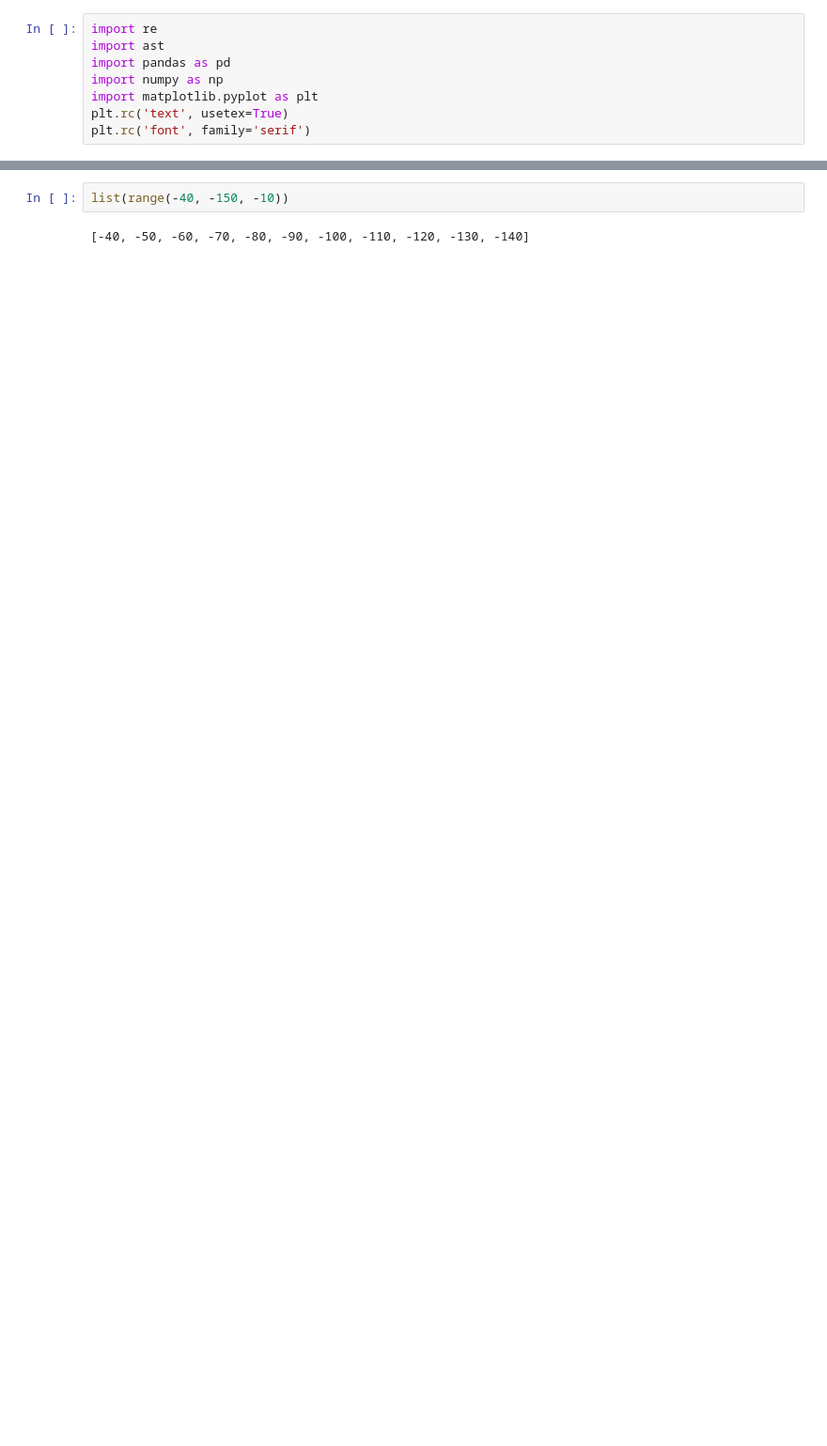
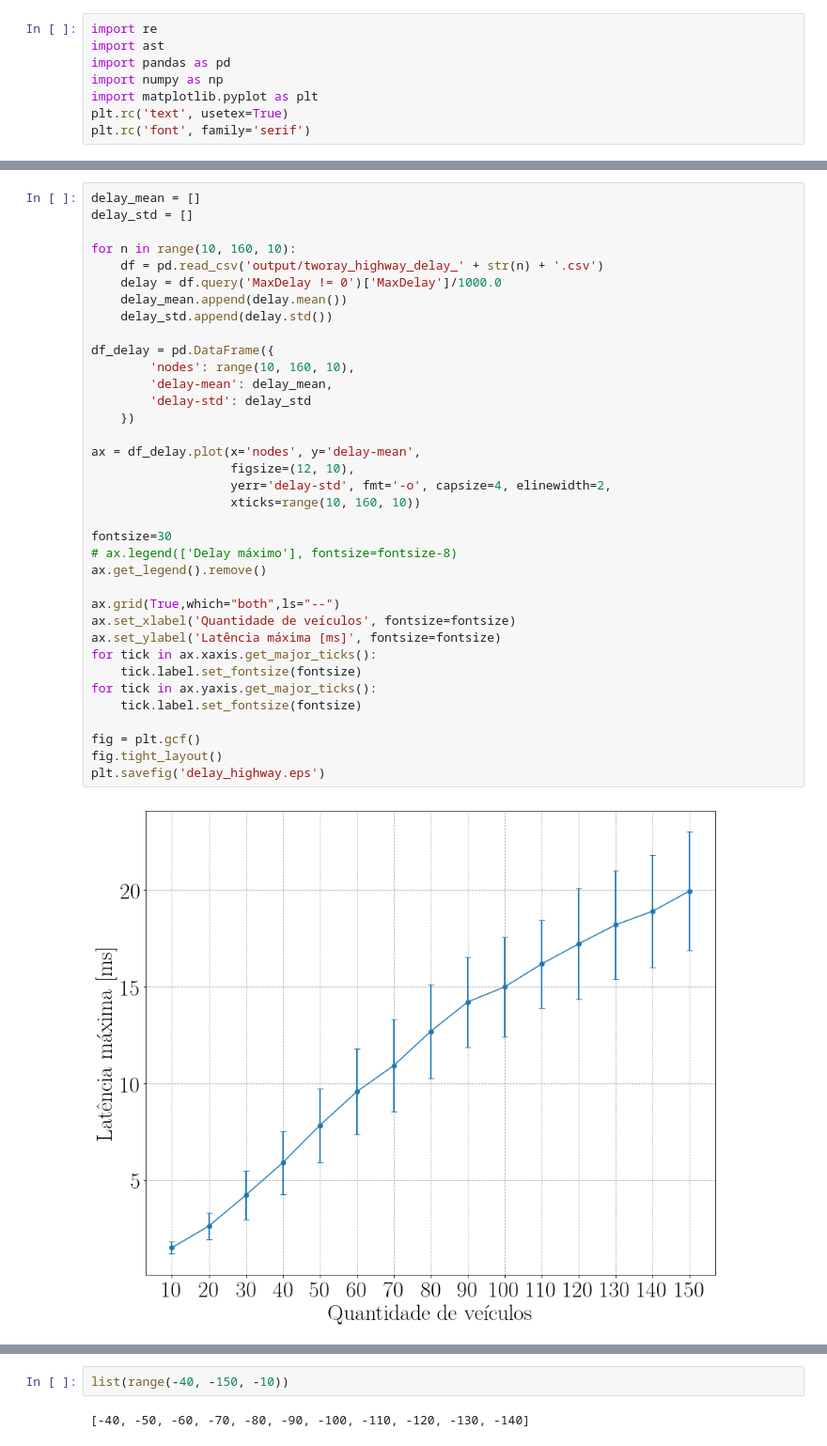
Before and after one commit to Lucas-Cerqueira/Projeto-Final-src, a Jupyter notebook: simulations_analysis.ipynb, the cells around one changed output, grey strips where cells are left out. Shown at 94% size. Saved outputs shown, nothing was run; the diff lists cells and outputs as text; blank space fills up the shorter version.

```diff
--- a/simulations_analysis.ipynb
+++ b/simulations_analysis.ipynb
@@ -104,0 +473,38 @@ for i, l in enumerate(ax.lines):
+# %%
+delay_mean = []
+delay_std = []
+
+for n in range(10, 160, 10):
+    df = pd.read_csv('output/tworay_highway_delay_' + str(n) + '.csv')
+    delay = df.query('MaxDelay != 0')['MaxDelay']/1000.0
+    delay_mean.append(delay.mean())
+    delay_std.append(delay.std())
+
+df_delay = pd.DataFrame({
+        'nodes': range(10, 160, 10),
+        'delay-mean': delay_mean,
+        'delay-std': delay_std
+    })
+
+ax = df_delay.plot(x='nodes', y='delay-mean',
+                   figsize=(12, 10),
+                   yerr='delay-std', fmt='-o', capsize=4, elinewidth=2,
+                   xticks=range(10, 160, 10))
+
+fontsize=30
+# ax.legend(['Delay máximo'], fontsize=fontsize-8)
+ax.get_legend().remove()
+
+ax.grid(True,which="both",ls="--")
+ax.set_xlabel('Quantidade de veículos', fontsize=fontsize)
+ax.set_ylabel('Latência máxima [ms]', fontsize=fontsize)
+for tick in ax.xaxis.get_major_ticks():
+    tick.label.set_fontsize(fontsize)
+for tick in ax.yaxis.get_major_ticks():
+    tick.label.set_fontsize(fontsize)
+
+fig = plt.gcf()
+fig.tight_layout()
+plt.savefig('delay_highway.eps')
+# %% [output]
+[figure, added]
```
Also changed, not shown: parts of 34 cells of this notebook, 7 other files.
